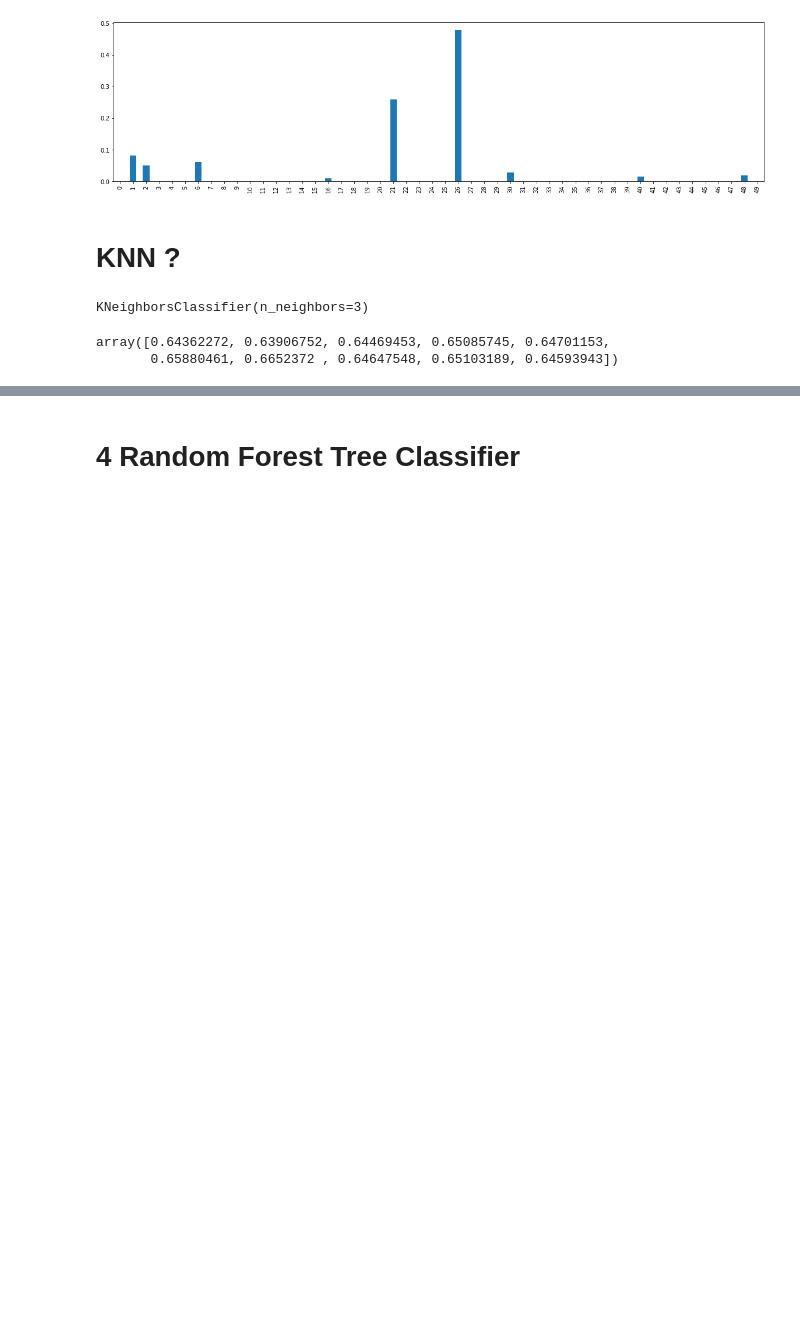
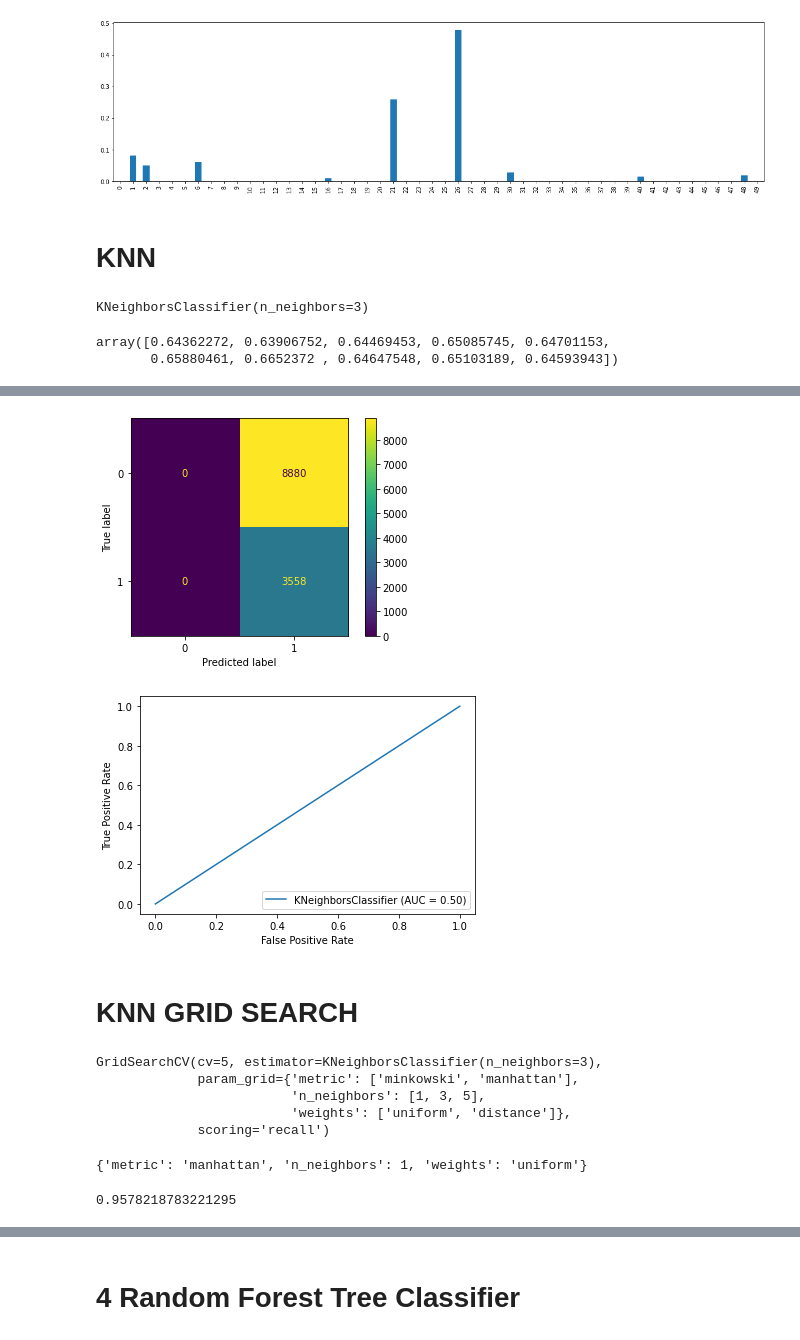
Before and after one commit to chris-helmerson/Cellular_Customer_Churn_Prediction, a Jupyter notebook: Mide.ipynb, the cells around one changed output, grey strips where cells are left out. Drawn from its saved outputs; the diff is of its cells as text; code cells hidden in the pictures; blank space fills up the shorter version.

Commit message:
latest models

```diff
--- a/Mide.ipynb
+++ b/Mide.ipynb
@@ -341,4 +350,4 @@ Test 0.7166747065444605
 [figure]
 [figure]
 # %% [markdown]
-# KNN ?
+# KNN
@@ -347,9 +354,23 @@ Test 0.7166747065444605
-# %%
-knn_model = KNeighborsClassifier(n_neighbors=3)
-
-knn_model.fit(X_train, y_train)
-# %% [output]
-KNeighborsClassifier(n_neighbors=3)
+# %%
+
+knn_model = KNeighborsClassifier(n_neighbors=3)
+
+knn_model.fit(X_train_resampled, y_train_resampled)
+
+y_hat_train = knn.predict(X_train_resampled)
+y_hat_test = knn.predict(X_test_resampled)
+
+print(f'Train {accuracy_score(y_mtrain, y_hat_train)}')
+print(f'Test {accuracy_score(y_test, y_hat_test)}')
+
+
+print(f'Train recall {recall_score(y_train, y_hat_train)}')
+print(f'Test recall {recall_score(y_test, y_hat_test)}')
+
+plot_confusion_matrix(knn_model, X_test_mscaled, y_test);
+plot_roc_curve(knn, X_test_resampled, y_test
+# %% [output]
+KNeighborsClassifier(n_neighbors=3)
 # %%
 scores = cross_val_score(estimator=knn_model, X=X_train,
                y=y_train, cv=10)
@@ -360,12 +381,21 @@ array([0.64362272, 0.63906752, 0.64469453, 0.65085745, 0.64701153,
 # %%
 X_train, X_test, y_train, y_test = train_test_split(X, y, test_size=0.25, random_state=15)
 mscale = MinMaxScaler()
-x_train_mscaled = mscale.fit_transform(X_train)
-x_test_mscaled = mscale.transform(X_test)
-y_hat_train = knn.predict(X_train_mscaled)
-y_hat_test = knn.predict(X_test_mscaled)
-print(f'Train {accuracy_score(y_mtrain, y_hat_train)}')
-print(f'Test {accuracy_score(y_test, y_hat_test)}')
-plot_confusion_matrix(knn, X_test_mscaled, y_test);
-plot_roc_curve(knn, X_test_mscaled, y_test
+X_train_mscaled = mscale.fit_transform(X_train)
+X_test_mscaled = mscale.transform(X_test)
+
+y_hat_train = knn_model.predict(X_train_mscaled)
+y_hat_test = knn_model.predict(X_test_mscaled)
+
+
+
+
+print(f'Train recall {recall_score(y_train, y_hat_train)}')
+print(f'Test recall {recall_score(y_test, y_hat_test)}')
+
+
+
+
+plot_confusion_matrix(knn_model, X_test_mscaled, y_test);
+plot_roc_curve(knn_model, X_test_mscaled, y_test);
 # %% [output]
@@ -372,0 +404,2 @@ SyntaxError: unexpected EOF while parsing (<ipython-input-132-61e32b382cd3>, lin
+[figure, added]
+[figure, added]
@@ -372,0 +409,2 @@ SyntaxError: unexpected EOF while parsing (<ipython-input-132-61e32b382cd3>, lin
+# %% [markdown]
+# KNN GRID SEARCH
@@ -372,0 +419,16 @@ SyntaxError: unexpected EOF while parsing (<ipython-input-132-61e32b382cd3>, lin
+# %%
+gs.fit(X_train_resampled, y_train_resampled)
+# %% [output]
+GridSearchCV(cv=5, estimator=KNeighborsClassifier(n_neighbors=3),
+             param_grid={'metric': ['minkowski', 'manhattan'],
+                         'n_neighbors': [1, 3, 5],
+                         'weights': ['uniform', 'distance']},
+             scoring='recall')
+# %%
+gs.best_params_
+# %% [output]
+{'metric': 'manhattan', 'n_neighbors': 1, 'weights': 'uniform'}
+# %%
+gs.best_score_
+# %% [output]
+0.9578218783221295
```
Also changed, not shown: parts of 13 cells of this notebook.
